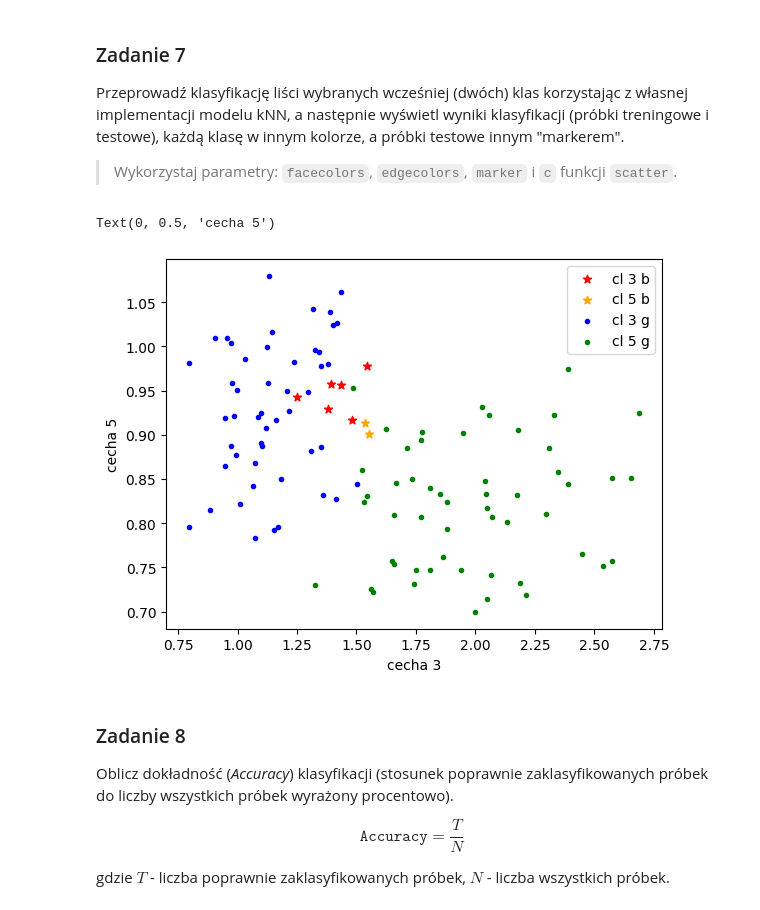
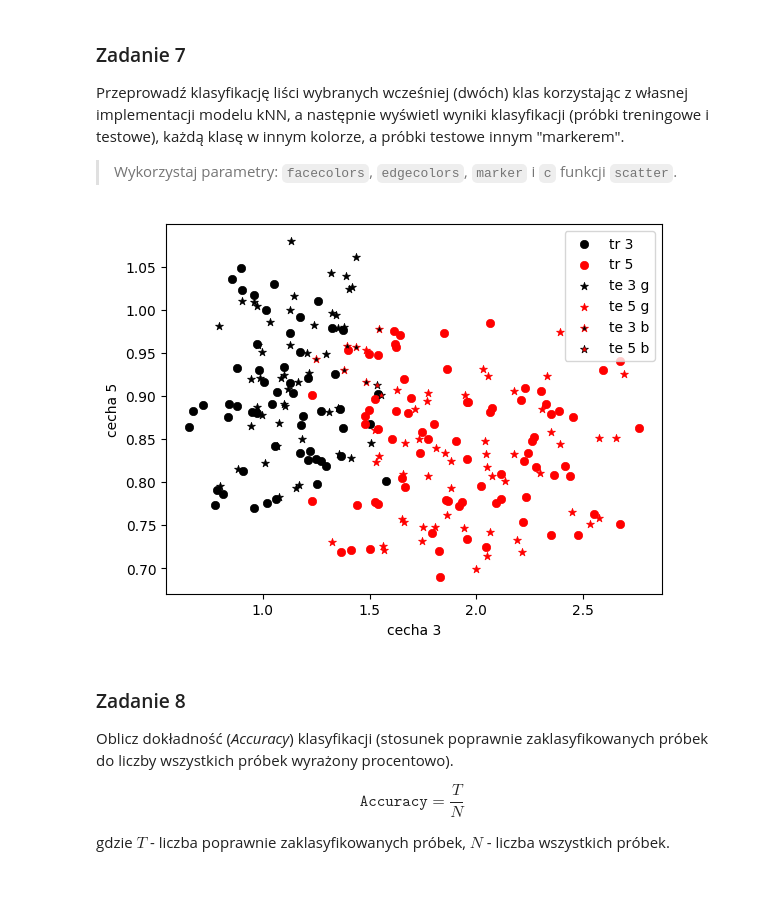
Before and after one commit to Dert14/SWAD, a Jupyter notebook: Lab2 - NN (1)/Lab02.ipynb, the cells around one changed output. Saved outputs shown, nothing was run; the diff lists cells and outputs as text; code cells hidden in the pictures.

```diff
--- a/Lab2 - NN (1)/Lab02.ipynb
+++ b/Lab2 - NN (1)/Lab02.ipynb
@@ -224,36 +224,43 @@ Przeprowadź klasyfikację liści wybranych wcześniej (dwóch) klas korzystają
 
 > Wykorzystaj parametry: `facecolors`, `edgecolors`, `marker` i `c` funkcji `scatter`.
 # %%
+train_new = train[(train[:, 0] == 3) | (train[:, 0] == 5)]
+test_new = test[np.isin(test[:, 0], [3, 5])]
+
 features = [3, 5]
 classified_classes = []
 for test_row in test_new:
     distance = [edist(test_row, train_row, features) for train_row in train_new]
     min_distance = min(distance)
     min_index = distance.index(min_distance)
     classified_classes.append(train_new[min_index, 0])
 
+test_classes = test_new[:, 0]
 classified_classes_np = np.array(classified_classes)
 test_classes_np = np.array(test_classes)
+train_new_3 = train_new[train_new[:, 0] == 3]
+train_new_5 = train_new[train_new[:, 0] == 5]
 
 results_bad_3_np = test_new[(test_classes_np != classified_classes_np) & (test_classes_np == 3)]
 results_bad_5_np = test_new[(test_classes_np != classified_classes_np) & (test_classes_np == 5)]
 results_good_3_np = test_new[(test_classes_np == classified_classes_np) & (test_classes_np == 3)]
 results_good_5_np = test_new[(test_classes_np == classified_classes_np) & (test_classes_np == 5)]
 
-list_of_results = [results_bad_3_np, results_bad_5_np, results_good_3_np, results_good_5_np]
-labels = ["cl 3 b", "cl 5 b", "cl 3 g", "cl 5 g"]
-colors = ["red", "orange", "blue", "green"]
-markers = ["*", "*", ".", "."]
+list_of_results = [train_new_3, train_new_5, results_good_3_np, results_good_5_np, results_bad_3_np, results_bad_5_np]
+labels = ["tr 3", "tr 5", "te 3 g", "te 5 g", "te 3 b", "te 5 b"]
+colors = ["black", "red", "black", "red", "black", "red"]
+markers = ["o", "o", "*", "*", "*", "*"]
+edgecolors = ["black", "red", "black", "red", "red", "black"]
 for i, result_np in enumerate(list_of_results):
-    X= result_np[:, cechaX]
-    Y = result_np[:, cechaY]
-    plt.scatter(X, Y, label=labels[i], c=colors[i], marker=markers[i])
+    X = result_np[:, features[0]]
+    Y = result_np[:, features[1]]
+    plt.scatter(X, Y, label=labels[i], facecolors=colors[i], marker=markers[i], edgecolors=edgecolors[i], linewidths=0.5)
 plt.legend()
-plt.xlabel(f"cecha {cechaX}")
-plt.ylabel(f"cecha {cechaY}")
+plt.xlabel(f"cecha {features[0]}")
+plt.ylabel(f"cecha {features[1]}")
+plt.show()
 # %% [output]
-Text(0, 0.5, 'cecha 5')
-[figure, old version]
+[figure, new version]
 # %% [markdown]
 ### Zadanie 8
 
```
Also changed, not shown: parts of 8 cells of this notebook.
